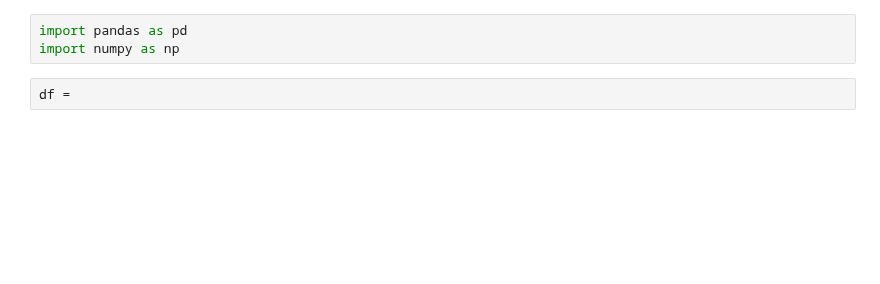
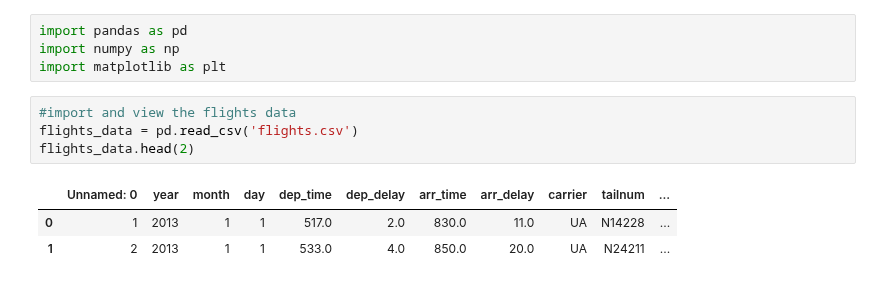
Before and after one commit to andrea-stofko/bmi-6018, a Jupyter notebook: Modules/Module 9 Data Cleaning/DataCleaning_AStofko.ipynb, the cells around one changed output. Cells and saved outputs as stored; diff of their text form; blank space fills up the shorter version.

Commit message:
Data Cleaning 1

```diff
--- a/Modules/Module 9 Data Cleaning/DataCleaning_AStofko.ipynb
+++ b/Modules/Module 9 Data Cleaning/DataCleaning_AStofko.ipynb
@@ -22,5 +13,12 @@ Note: you may need to restart the kernel to use updated packages.
 # %%
 import pandas as pd
 import numpy as np
+import matplotlib as plt
-# %%
-df =
+# %%
+#import and view the flights data
+flights_data = pd.read_csv('flights.csv')
+flights_data.head(2)
+# %% [output]
+|  | Unnamed: 0 | year | month | day | dep_time | dep_delay | arr_time | arr_delay | carrier | tailnum | ... |
+| 0 | 1 | 2013 | 1 | 1 | 517.0 | 2.0 | 830.0 | 11.0 | UA | N14228 | ... |
+| 1 | 2 | 2013 | 1 | 1 | 533.0 | 4.0 | 850.0 | 20.0 | UA | N24211 | ... |
```
Also changed, not shown: parts of 28 cells of this notebook, 10 other files.
